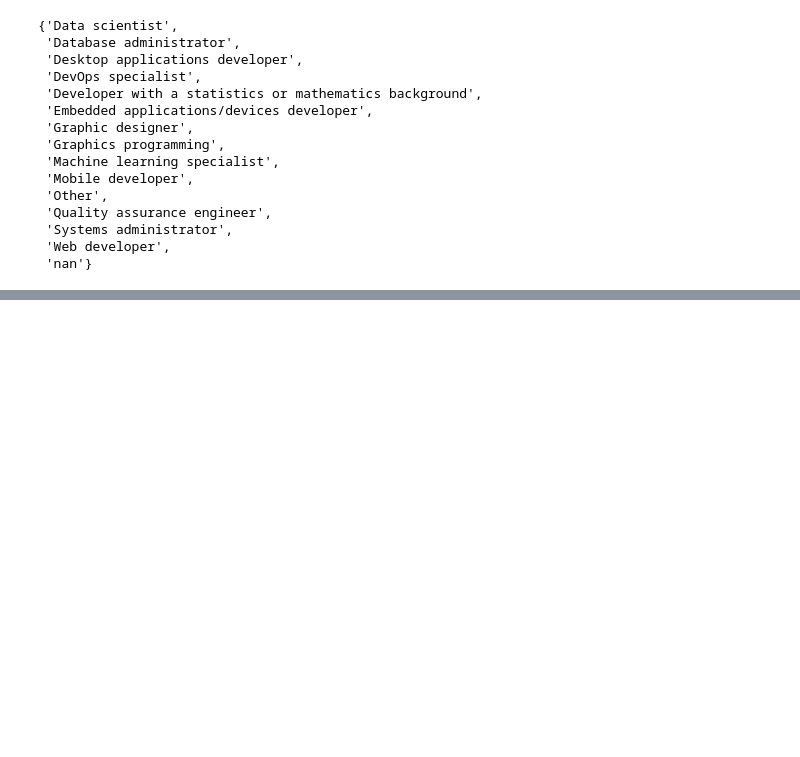
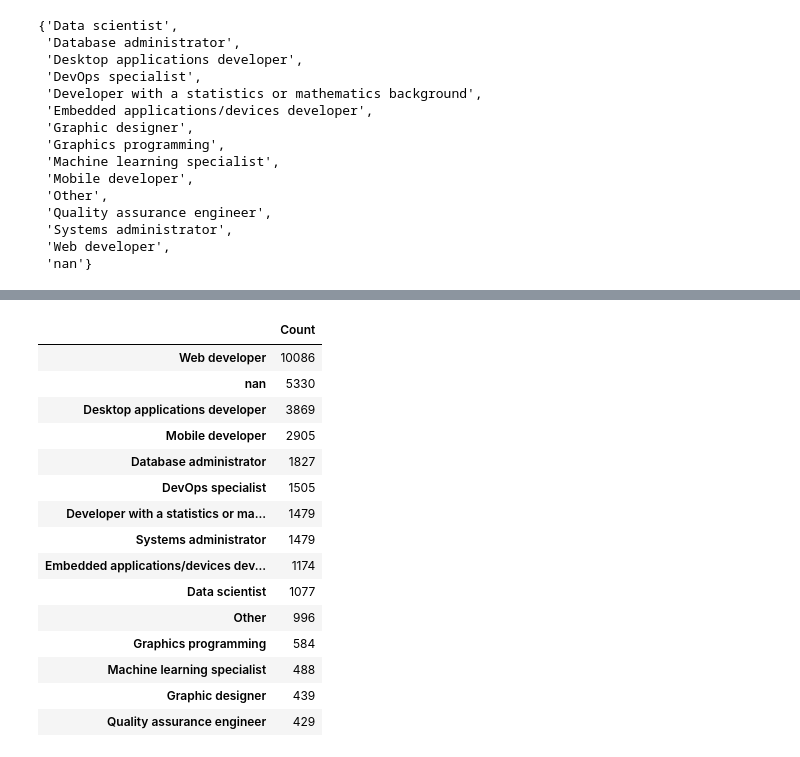
Before and after one commit to blowe615/stackoverflow_survey, a Jupyter notebook: Investigating How Data Scientists Answered the Stack Overflow Survey.ipynb, the cells around one changed output, grey strips where cells are left out. Saved outputs shown, nothing was run; the diff lists cells and outputs as text; code cells hidden in the pictures; blank space fills up the shorter version.

```diff
--- a/Investigating How Data Scientists Answered the Stack Overflow Survey.ipynb
+++ b/Investigating How Data Scientists Answered the Stack Overflow Survey.ipynb
@@ -104,0 +110,12 @@ developer_responses
+# %%
+# Create a dictionary of the number of responsed for each DeveloperType
+
+# Initialize a dictionary for counting
+response_dict = dict.fromkeys(developer_responses,0)
+# Loop through each row of the dataframe
+for response in df['DeveloperType']:
+    # For each developer type in the response, increment the dictionary count by 1
+    for dev_type in str(response).split('; '):
+        response_dict[dev_type] += 1
+
+response_dict
@@ -104,0 +138,21 @@ developer_responses
+# %%
+# Visualize the response dictionary in a dataframe
+response_df = pd.DataFrame.from_dict(response_dict,orient='index',columns=['Count'])
+response_df.sort_values(by='Count',ascending=False)
+# %% [output]
+|  | Count |
+| Web developer | 10086 |
+| nan | 5330 |
+| Desktop applications developer | 3869 |
+| Mobile developer | 2905 |
+| Database administrator | 1827 |
+| DevOps specialist | 1505 |
+| Developer with a statistics or ma... | 1479 |
+| Systems administrator | 1479 |
+| Embedded applications/devices dev... | 1174 |
+| Data scientist | 1077 |
+| Other | 996 |
+| Graphics programming | 584 |
+| Machine learning specialist | 488 |
+| Graphic designer | 439 |
+| Quality assurance engineer | 429 |
```
Also changed, not shown: parts of 7 cells of this notebook.
